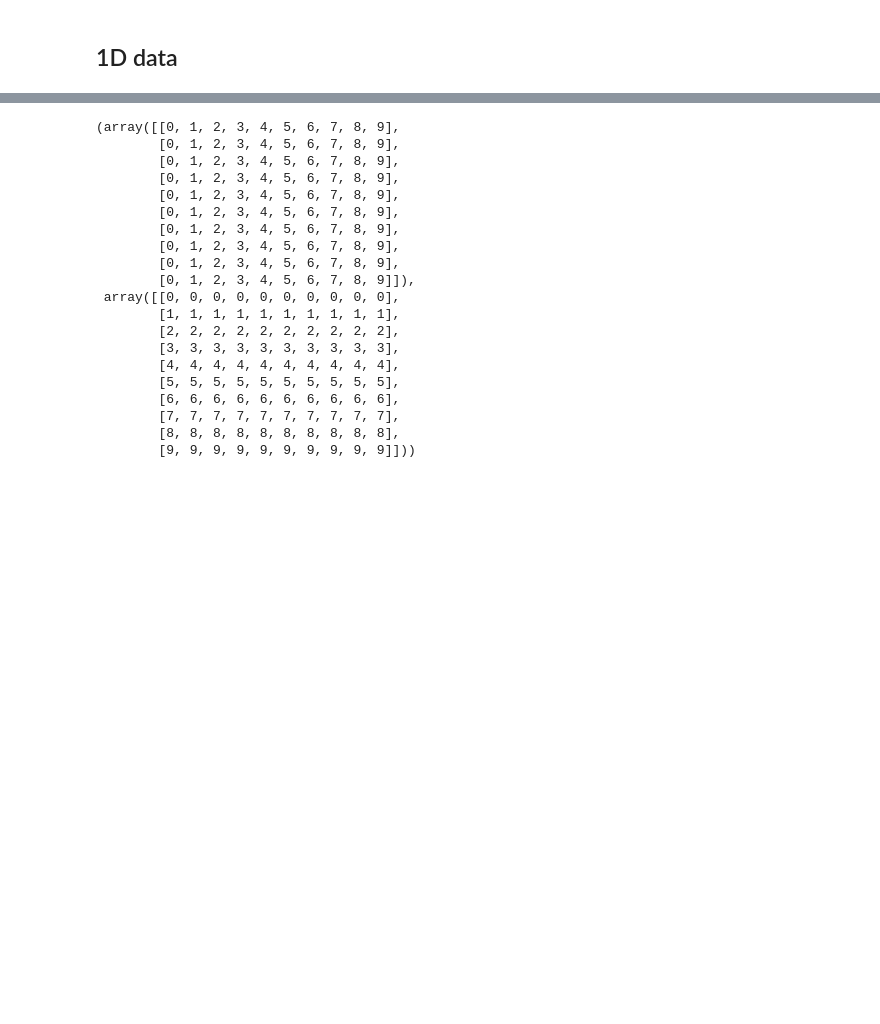
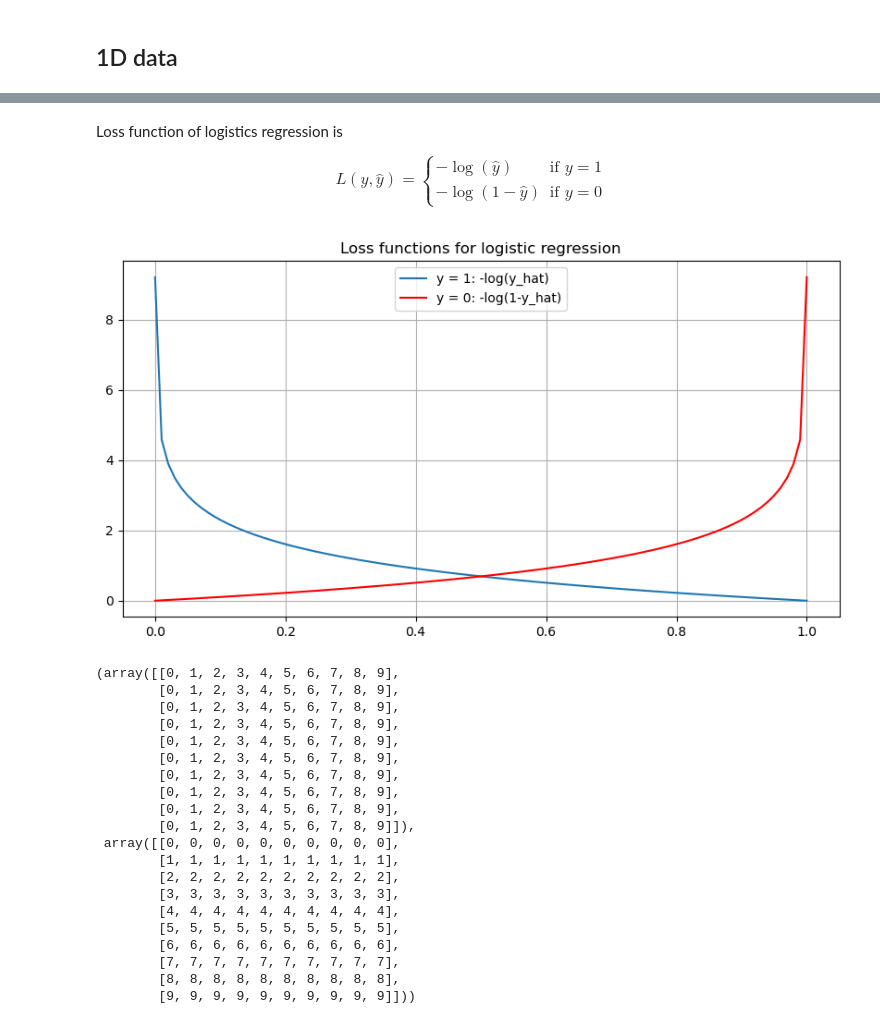
Before and after one commit to vkroz/neural-machines, a Jupyter notebook: 00_basics/tools/using_matplotlib.ipynb, the cells around one changed output, grey strips where cells are left out. Cells and saved outputs as stored; diff of their text form; code cells hidden in the pictures; blank space fills up the shorter version.

```diff
--- a/00_basics/tools/using_matplotlib.ipynb
+++ b/00_basics/tools/using_matplotlib.ipynb
@@ -121,3 +187,29 @@ x, y
+# %% [markdown]
+Loss function of logistics regression is
+
+$$
+L(y, \hat{y}) = \begin{cases}
+ -\log(\hat{y}) & \text{if } y = 1 \\
+ -\log(1-\hat{y}) & \text{if } y = 0
+ \end{cases}
+$$
+# %%
+"""
+Loss function
+"""
+
+y_hat = np.linspace(0.0001, 0.9999, 100)
+
+fig, ax = plt.subplots(1, 1, figsize=(10, 5))
+# ax.plot(y_hat, np.log(y_hat), label="log(y_hat)")
+ax.plot(y_hat, -np.log(y_hat), label="y = 1: -log(y_hat)")
+ax.plot(y_hat, -np.log(1-y_hat), color="red", label="y = 0: -log(1-y_hat)")
+ax.set_title("Loss functions for logistic regression")
+ax.legend()
+ax.grid(True)
+plt.show()
+# %% [output]
+[figure, added]
 # %%
 X, Y = np.meshgrid(x, y)
 X, Y
```
Also changed, not shown: parts of 11 cells of this notebook, 3 other files.
